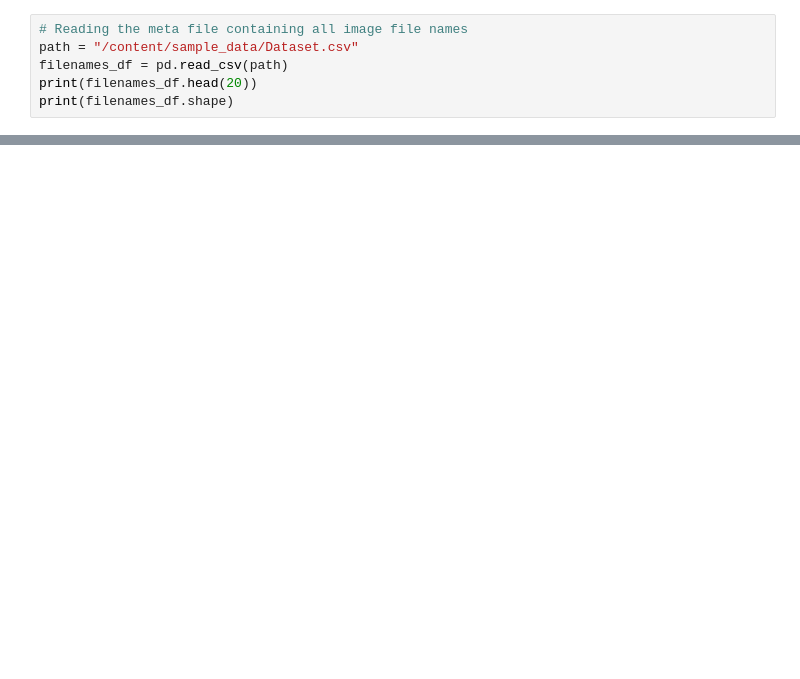
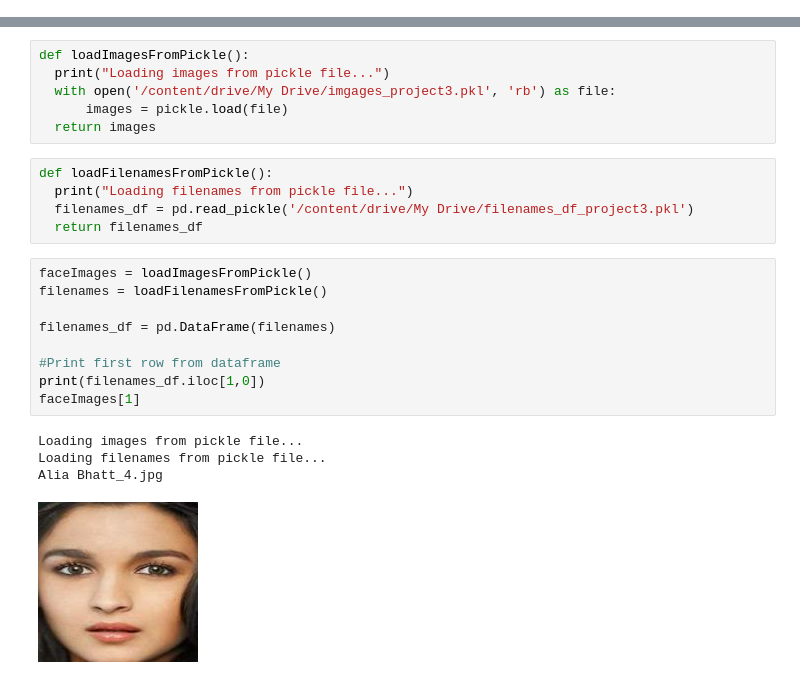
Before and after one commit to RAJESHVELAMALA/Project3, a Jupyter notebook: ImageProcessingModel.ipynb, the cells around one changed output, grey strips where cells are left out. Cells and saved outputs as stored; diff of their text form; blank space fills up the shorter version.

```diff
--- a/ImageProcessingModel.ipynb
+++ b/ImageProcessingModel.ipynb
@@ -8,6 +8,0 @@ import numpy as np
-# %%
-# Reading the meta file containing all image file names
-path = "/content/sample_data/Dataset.csv"
-filenames_df = pd.read_csv(path)
-print(filenames_df.head(20))
-print(filenames_df.shape)
@@ -89,0 +68,25 @@ print(float_images[0])
+# %%
+def loadImagesFromPickle():
+  print("Loading images from pickle file...")
+  with open('/content/drive/My Drive/imgages_project3.pkl', 'rb') as file:
+      images = pickle.load(file)
+  return images
+# %%
+def loadFilenamesFromPickle():
+  print("Loading filenames from pickle file...")
+  filenames_df = pd.read_pickle('/content/drive/My Drive/filenames_df_project3.pkl')
+  return filenames_df
+# %%
+faceImages = loadImagesFromPickle()
+filenames = loadFilenamesFromPickle()
+
+filenames_df = pd.DataFrame(filenames)
+
+#Print first row from dataframe
+print(filenames_df.iloc[1,0])
+faceImages[1]
+# %% [output]
+Loading images from pickle file...
+Loading filenames from pickle file...
+Alia Bhatt_4.jpg
+[figure, added]
```
Also changed, not shown: parts of 10 cells of this notebook.
